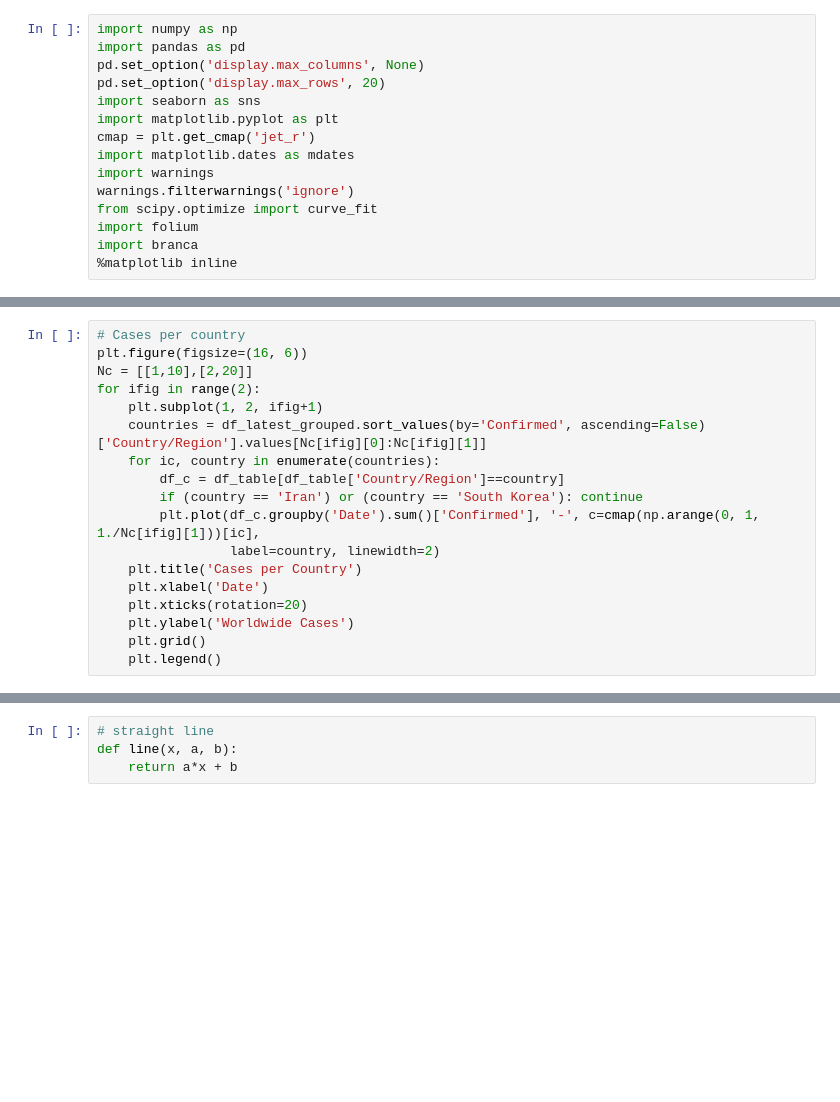
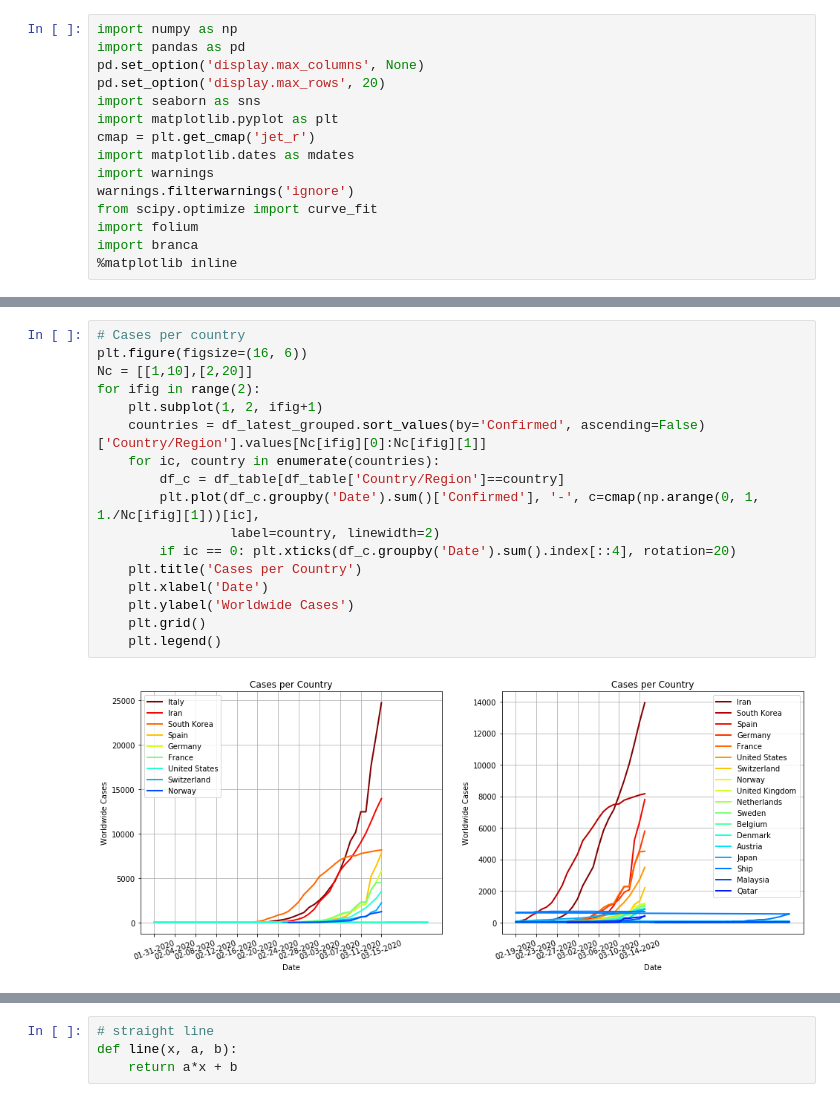
Before and after one commit to degerli/covid-21, a Jupyter notebook: notebook/Exploration_covid_19_clean.ipynb, the cells around one changed output, grey strips where cells are left out. Saved outputs shown, nothing was run; the diff lists cells and outputs as text; blank space fills up the shorter version.

```diff
--- a/notebook/Exploration_covid_19_clean.ipynb
+++ b/notebook/Exploration_covid_19_clean.ipynb
@@ -73,20 +60,21 @@ plt.savefig('../figs/world_cases.png')
 # %%
 # Cases per country
 plt.figure(figsize=(16, 6))
 Nc = [[1,10],[2,20]]
 for ifig in range(2):
     plt.subplot(1, 2, ifig+1)
     countries = df_latest_grouped.sort_values(by='Confirmed', ascending=False)['Country/Region'].values[Nc[ifig][0]:Nc[ifig][1]]
     for ic, country in enumerate(countries):
         df_c = df_table[df_table['Country/Region']==country]
-        if (country == 'Iran') or (country == 'South Korea'): continue
         plt.plot(df_c.groupby('Date').sum()['Confirmed'], '-', c=cmap(np.arange(0, 1, 1./Nc[ifig][1]))[ic],
                  label=country, linewidth=2)
+        if ic == 0: plt.xticks(df_c.groupby('Date').sum().index[::4], rotation=20)
     plt.title('Cases per Country')
     plt.xlabel('Date')
-    plt.xticks(rotation=20)
     plt.ylabel('Worldwide Cases')
     plt.grid()
     plt.legend()
+# %% [output]
+[figure, added]
 # %%
 # Recent Growth Rate
```
Also changed, not shown: parts of 14 cells of this notebook, 11 other files.
